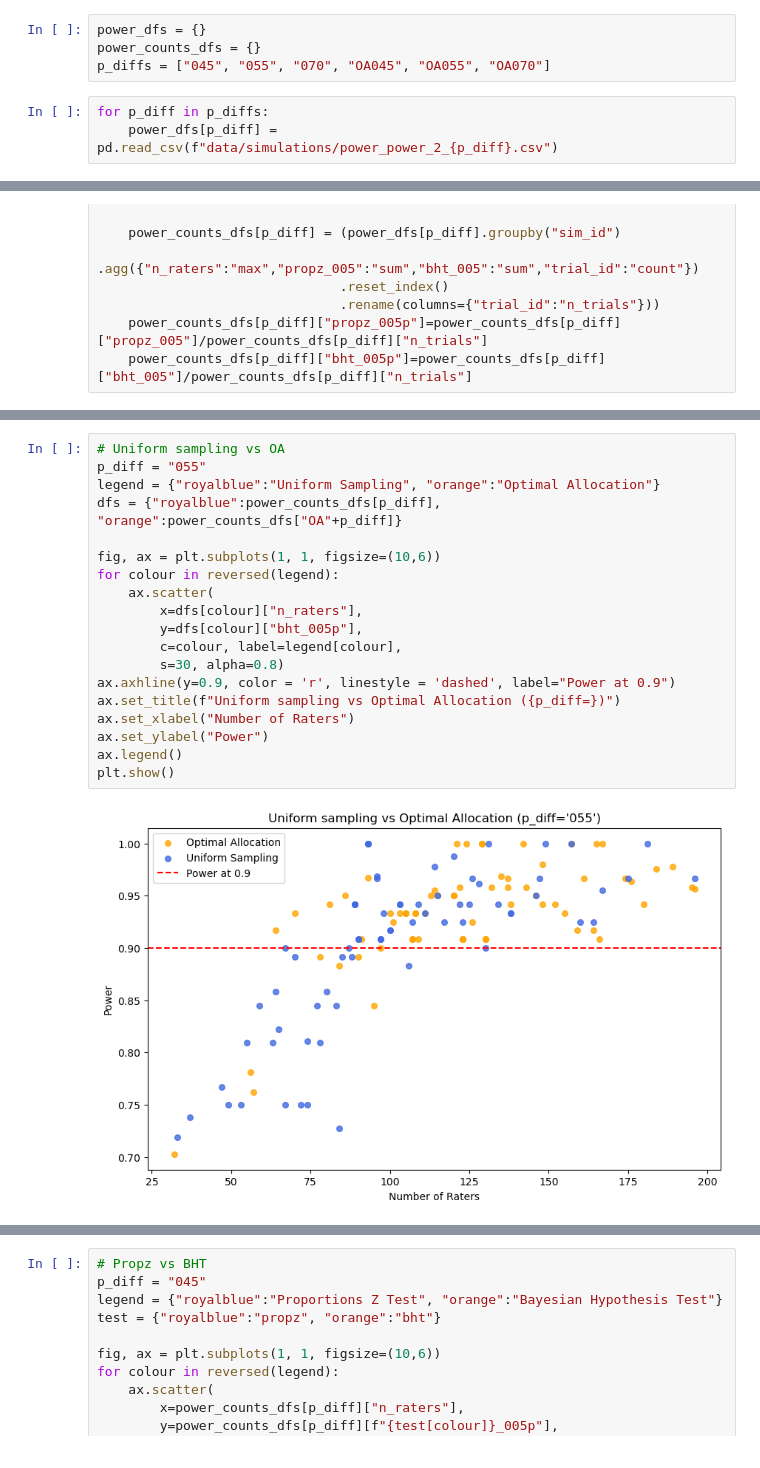
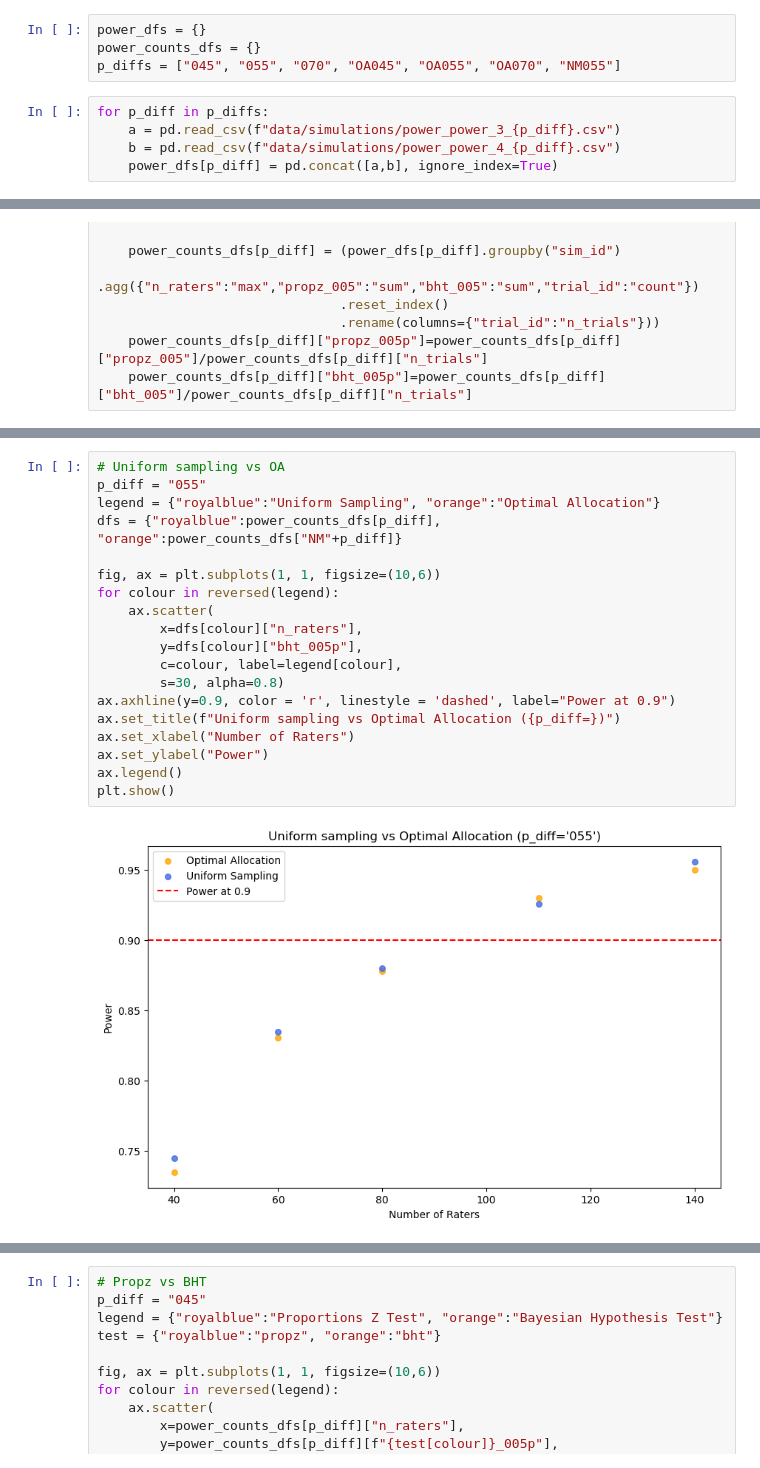
Before and after one commit to imrogerjiang/bayesian-inference-topic-measures, a Jupyter notebook: Plotting Simulation Results.ipynb, the cells around one changed output, grey strips where cells are left out. Drawn from its saved outputs; the diff is of its cells as text.

Commit message:
plotting NM allocation

```diff
--- a/Plotting Simulation Results.ipynb
+++ b/Plotting Simulation Results.ipynb
@@ -270,10 +270,12 @@ plt.show()
 # %%
 power_dfs = {}
 power_counts_dfs = {}
-p_diffs = ["045", "055", "070", "OA045", "OA055", "OA070"]
+p_diffs = ["045", "055", "070", "OA045", "OA055", "OA070", "NM055"]
 # %%
 for p_diff in p_diffs:
-    power_dfs[p_diff] = pd.read_csv(f"data/simulations/power_power_2_{p_diff}.csv")
+    a = pd.read_csv(f"data/simulations/power_power_3_{p_diff}.csv")
+    b = pd.read_csv(f"data/simulations/power_power_4_{p_diff}.csv")
+    power_dfs[p_diff] = pd.concat([a,b], ignore_index=True)
 # %%
 for p_diff in p_diffs:
     power_dfs[p_diff]["propz_005"]=power_dfs[p_diff]["propz_pval"]<0.05
@@ -309,24 +311,24 @@ plt.show()
 # %%
 # Uniform sampling vs OA
 p_diff = "055"
 legend = {"royalblue":"Uniform Sampling", "orange":"Optimal Allocation"}
-dfs = {"royalblue":power_counts_dfs[p_diff], "orange":power_counts_dfs["OA"+p_diff]}
+dfs = {"royalblue":power_counts_dfs[p_diff], "orange":power_counts_dfs["NM"+p_diff]}
 
 fig, ax = plt.subplots(1, 1, figsize=(10,6))
 for colour in reversed(legend):
     ax.scatter(
         x=dfs[colour]["n_raters"],
         y=dfs[colour]["bht_005p"],
         c=colour, label=legend[colour],
         s=30, alpha=0.8)
 ax.axhline(y=0.9, color = 'r', linestyle = 'dashed', label="Power at 0.9")
 ax.set_title(f"Uniform sampling vs Optimal Allocation ({p_diff=})")
 ax.set_xlabel("Number of Raters")
 ax.set_ylabel("Power")
 ax.legend()
 plt.show()
 # %% [output]
-[figure, old version]
+[figure, new version]
 # %%
 # Uniform sampling vs OA
 p_diff = "070"
```
Also changed, not shown: parts of 2 cells of this notebook.
